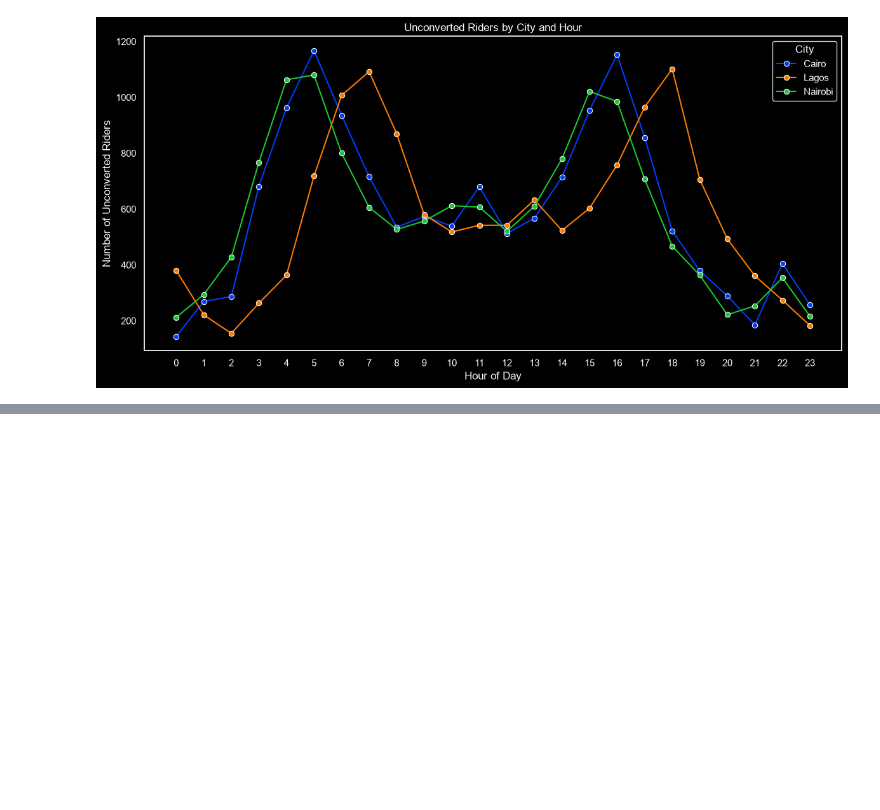
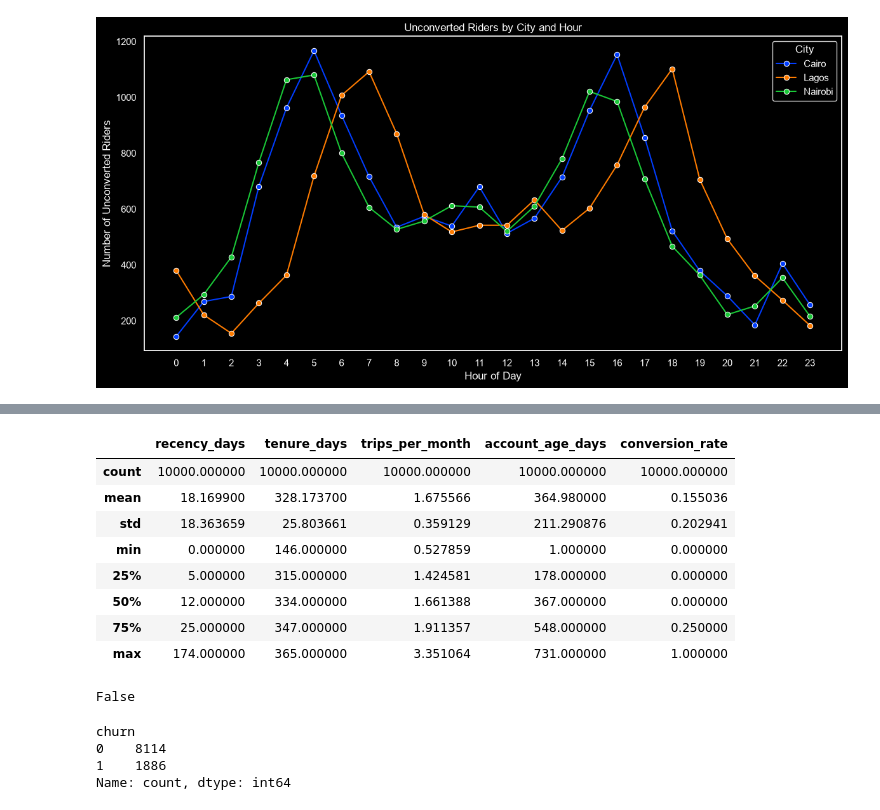
Before and after one commit to Opeyemi-io/Ridewise-Project, a Jupyter notebook: notebook/eda.ipynb, the cells around one changed output, grey strips where cells are left out. Drawn from its saved outputs; the diff is of its cells as text; code cells hidden in the pictures; blank space fills up the shorter version.

```diff
--- a/notebook/eda.ipynb
+++ b/notebook/eda.ipynb
@@ -825,0 +1016,28 @@ with plt.style.context('dark_background'):
+# %%
+master[['recency_days', 'tenure_days', 'trips_per_month', 'account_age_days', 'conversion_rate']].describe()
+# %% [output]
+|  | recency_days | tenure_days | trips_per_month | account_age_days | conversion_rate |
+| count | 10000.000000 | 10000.000000 | 10000.000000 | 10000.000000 | 10000.000000 |
+| mean | 18.169900 | 328.173700 | 1.675566 | 364.980000 | 0.155036 |
+| std | 18.363659 | 25.803661 | 0.359129 | 211.290876 | 0.202941 |
+| min | 0.000000 | 146.000000 | 0.527859 | 1.000000 | 0.000000 |
+| 25% | 5.000000 | 315.000000 | 1.424581 | 178.000000 | 0.000000 |
+| 50% | 12.000000 | 334.000000 | 1.661388 | 367.000000 | 0.000000 |
+| 75% | 25.000000 | 347.000000 | 1.911357 | 548.000000 | 0.250000 |
+| max | 174.000000 | 365.000000 | 3.351064 | 731.000000 | 1.000000 |
+# %%
+print('churn' in master.columns)
+# %% [output]
+False
+# %%
+# Churn = rider inactive for more than 30 days (based on recency)
+CHURN_THRESHOLD = 30
+master['churn'] = (master['recency_days'] > CHURN_THRESHOLD).astype(int)
+
+# Check the balance
+print(master['churn'].value_counts())
+# %% [output]
+churn
+0    8114
+1    1886
+Name: count, dtype: int64
```
Also changed, not shown: parts of 32 cells of this notebook, 3 other files.
